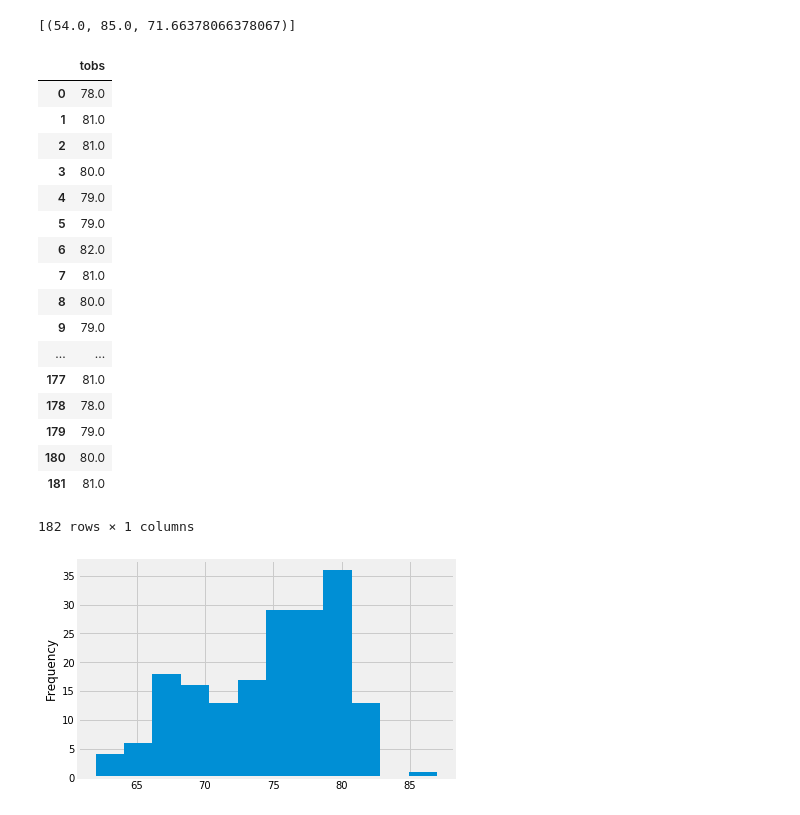
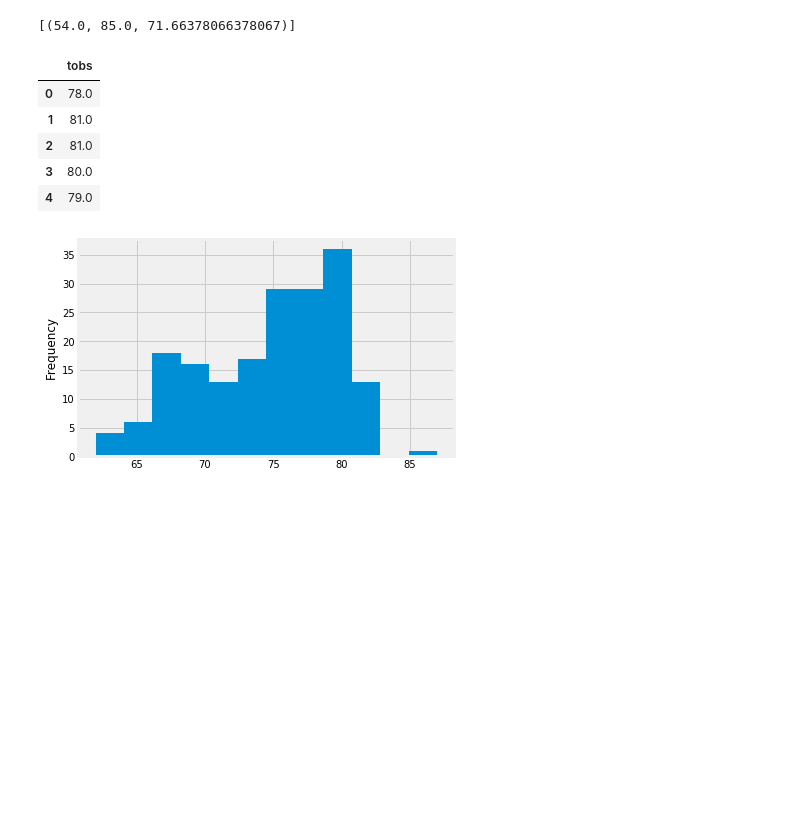
Before and after one commit to yuhsul1/Advanced-Data-Storage-and-Retrieval, a Jupyter notebook: climate_starter.ipynb, the cells around one changed output. Drawn from its saved outputs; the diff is of its cells as text; code cells hidden in the pictures; blank space fills up the shorter version.

```diff
--- a/climate_starter.ipynb
+++ b/climate_starter.ipynb
@@ -180,28 +169,16 @@ temperature
 # %%
 #Find all temperature using the query. SInce there are three stations with same highest temperature, use the one with highest average
 temp_query = session.query(Measurement.tobs).\
 filter(Measurement.station == "USC00517948").\
 filter(Measurement.date>year_ago).\
 all()
 temperature_df = pd.DataFrame(temp_query, columns=["tobs"])
-temperature_df
+temperature_df.head()
 # %% [output]
 |  | tobs |
 | 0 | 78.0 |
 | 1 | 81.0 |
 | 2 | 81.0 |
 | 3 | 80.0 |
 | 4 | 79.0 |
-| 5 | 79.0 |
-| 6 | 82.0 |
-| 7 | 81.0 |
-| 8 | 80.0 |
-| 9 | 79.0 |
-| ... | ... |
-| 177 | 81.0 |
-| 178 | 78.0 |
-| 179 | 79.0 |
-| 180 | 80.0 |
-| 181 | 81.0 |
-182 rows × 1 columns
 # %%
```
Also changed, not shown: parts of 5 cells of this notebook, 2 other files.
